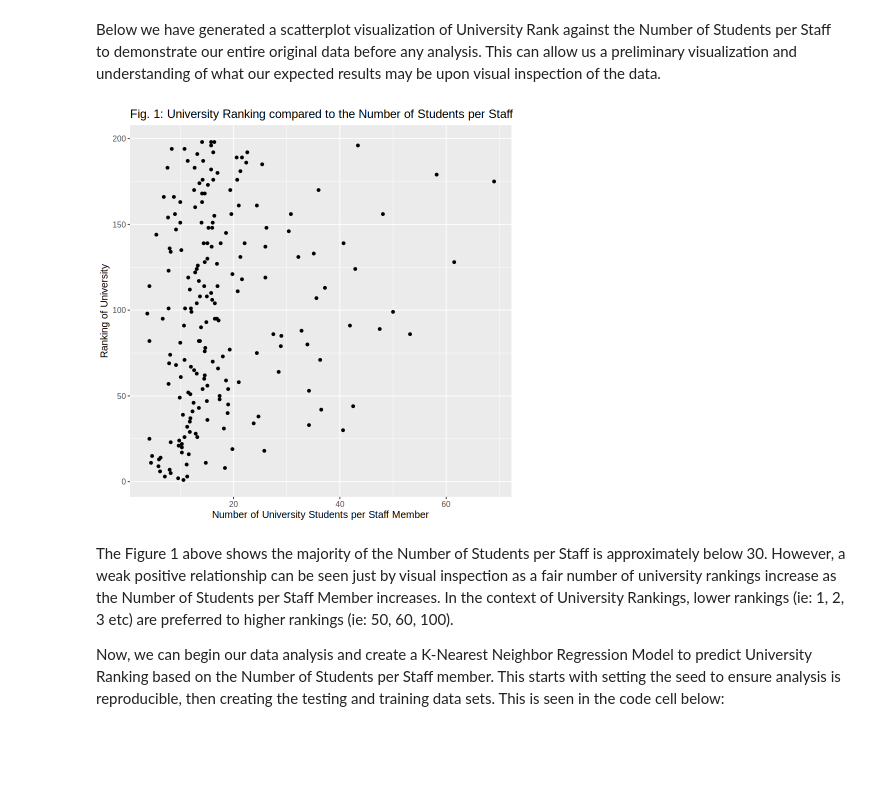
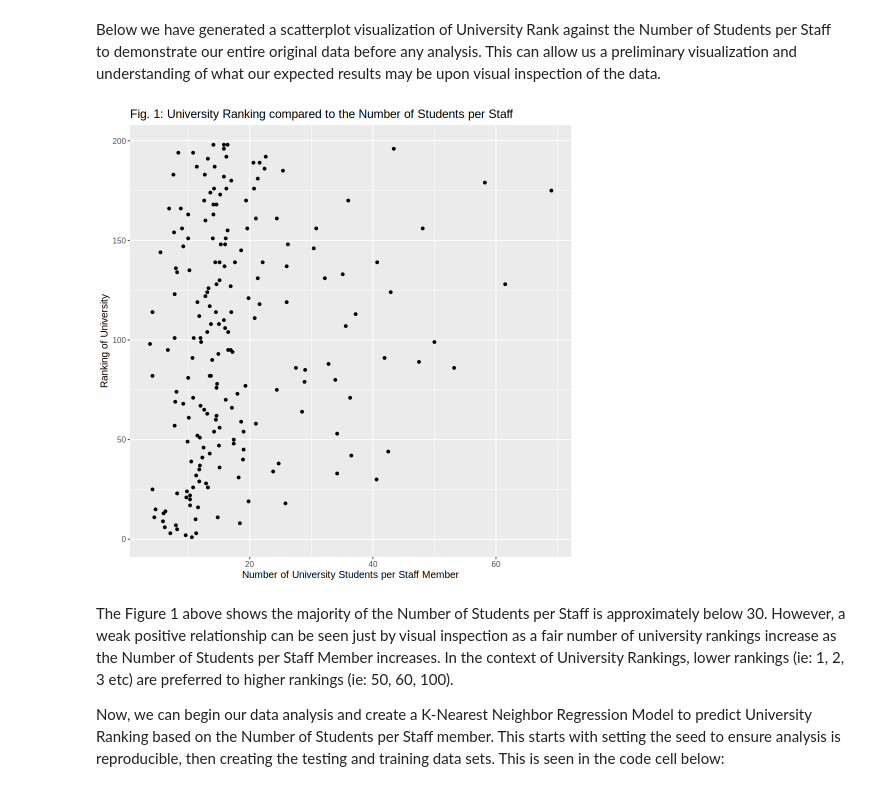
Before and after one commit to petercmh01/DSCI_004_Group_36, a Jupyter notebook: group_project_report.ipynb, the cells around one changed output. Drawn from its saved outputs; the diff is of its cells as text; code cells hidden in the pictures; blank space fills up the shorter version.

```diff
--- a/group_project_report.ipynb
+++ b/group_project_report.ipynb
@@ -126,16 +126,18 @@ A tibble: 199 × 2
 # %% [markdown]
 Below we have generated a scatterplot visualization of University Rank against the Number of Students per Staff to demonstrate our entire original data before any analysis. This can allow us a preliminary visualization and understanding of what our expected results may be upon visual inspection of the data.
 # %%
+options(repr.plot.width = 8, repr.plot.height = 8)
+
 rank_student_plot <- university_rank_students |>
     ggplot(aes(x = number_students_per_staff, y = university_rank)) +
     geom_point() +
     xlab("Number of University Students per Staff Member") +
     ylab("Ranking of University") +
     ggtitle("Fig. 1: University Ranking compared to the Number of Students per Staff") +
     theme(text = element_text(size=12))
 rank_student_plot
 # %% [output]
-[figure, old version]
+[figure, new version]
 # %% [markdown]
 The Figure 1 above shows the majority of the Number of Students per Staff is approximately below 30. However, a weak positive relationship can be seen just by visual inspection as a fair number of university rankings increase as the Number of Students per Staff Member increases. In the context of University Rankings, lower rankings (ie: 1, 2, 3 etc) are preferred to higher rankings (ie: 50, 60, 100).
 
```
Also changed, not shown: parts of 3 cells of this notebook.
